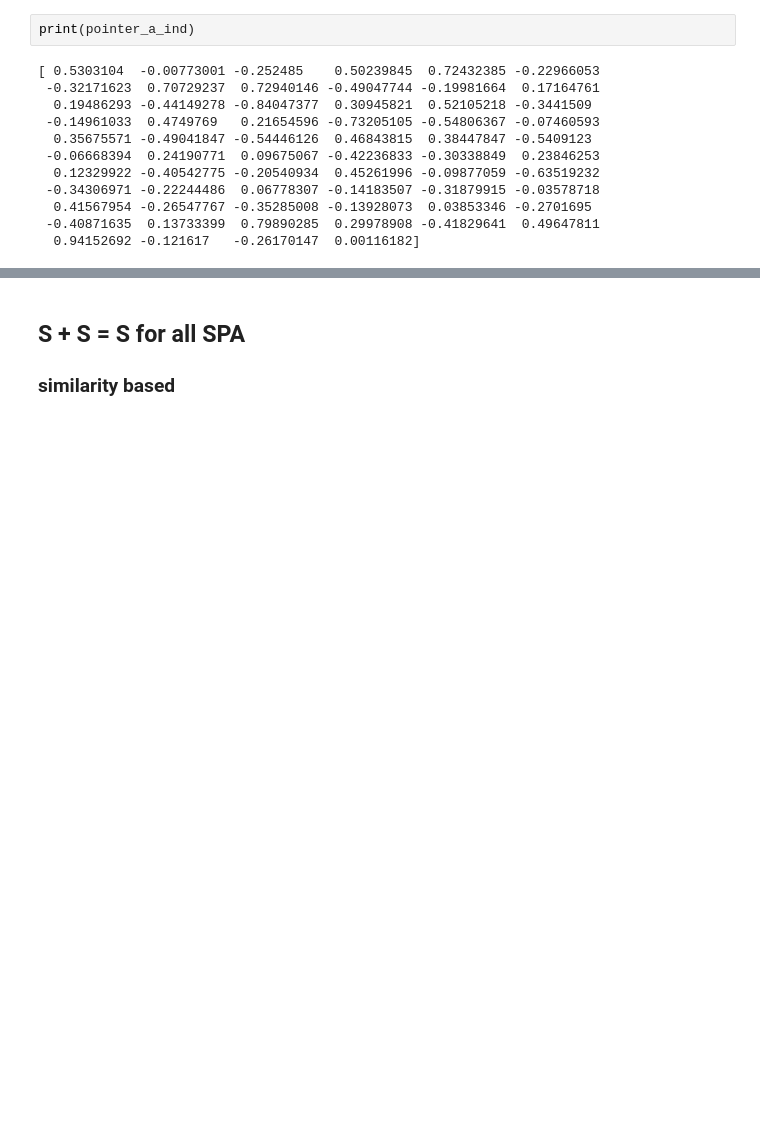
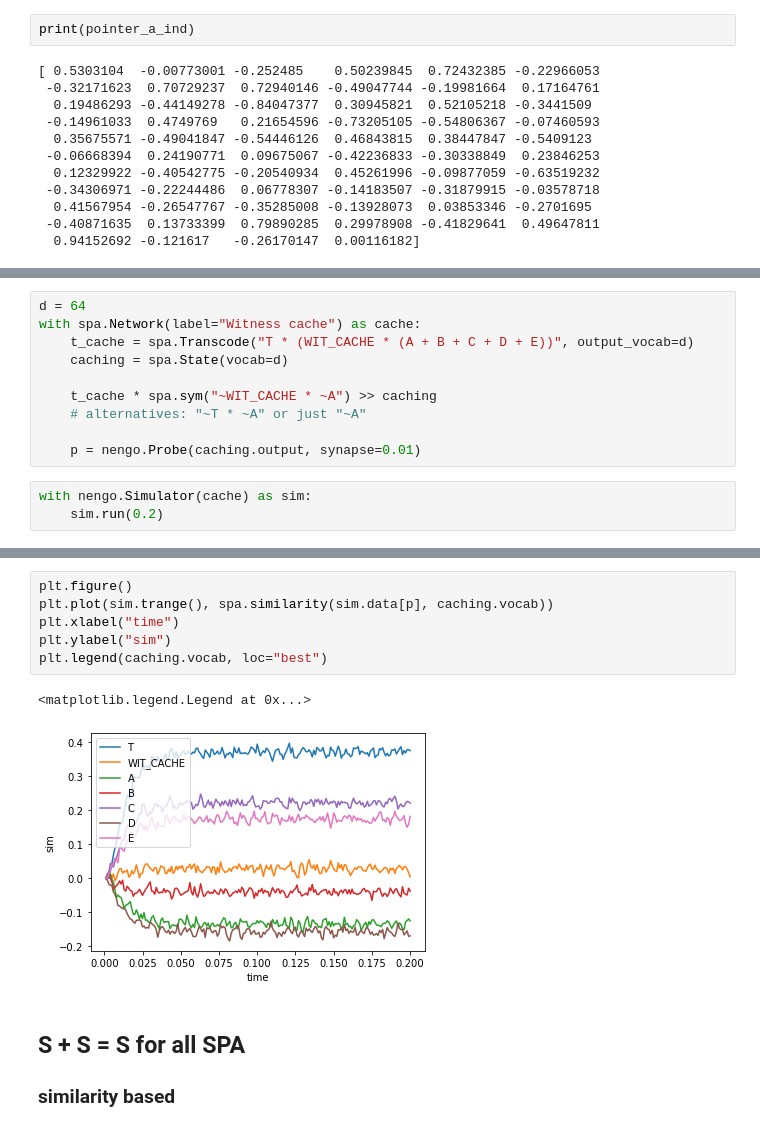
Before and after one commit to aluecking/SPA-TTR, a Jupyter notebook: SPA-TTR-Paper-Examples.ipynb, the cells around one changed output, grey strips where cells are left out. Drawn from its saved outputs; the diff is of its cells as text; blank space fills up the shorter version.

Commit message:
added witness cache example

```diff
--- a/SPA-TTR-Paper-Examples.ipynb
+++ b/SPA-TTR-Paper-Examples.ipynb
@@ -69,0 +72,13 @@ print(pointer_a_ind)
+# %%
+d = 64
+with spa.Network(label="Witness cache") as cache:
+    t_cache = spa.Transcode("T * (WIT_CACHE * (A + B + C + D + E))", output_vocab=d)
+    caching = spa.State(vocab=d)
+
+    t_cache * spa.sym("~WIT_CACHE * ~A") >> caching
+    # alternatives: "~T * ~A" or just "~A"
+
+    p = nengo.Probe(caching.output, synapse=0.01)
+# %%
+with nengo.Simulator(cache) as sim:
+    sim.run(0.2)
@@ -70,3 +88,12 @@ print(pointer_a_ind)
+# %%
+plt.figure()
+plt.plot(sim.trange(), spa.similarity(sim.data[p], caching.vocab))
+plt.xlabel("time")
+plt.ylabel("sim")
+plt.legend(caching.vocab, loc="best")
+# %% [output]
+<matplotlib.legend.Legend at 0x...>
+[figure, added]
 # %% [markdown]
 ## S + S = S for all SPA
 ### similarity based
```
Also changed, not shown: parts of 2 cells of this notebook.
